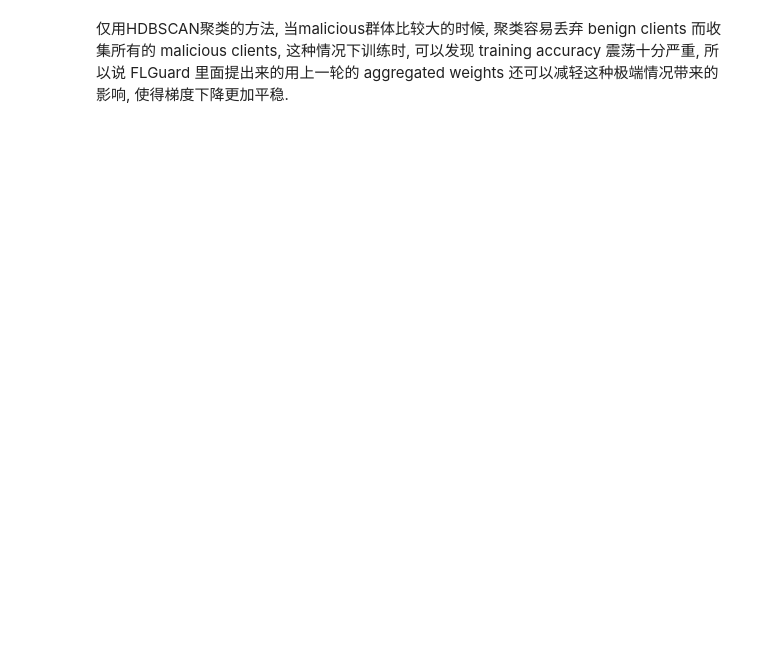
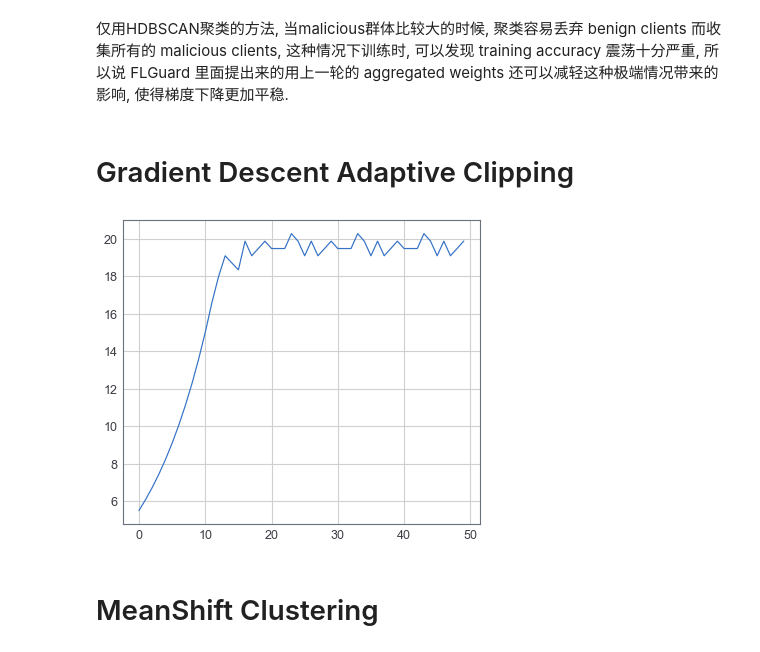
Before and after one commit to Timo9Madrid7/maliciousfl, a Jupyter notebook: myTest.ipynb, the cells around one changed output. Cells and saved outputs as stored; diff of their text form; code cells hidden in the pictures; blank space fills up the shorter version.

```diff
--- a/myTest.ipynb
+++ b/myTest.ipynb
@@ -89,2 +93,4 @@ plt.show()
 # %% [markdown]
 仅用HDBSCAN聚类的方法, 当malicious群体比较大的时候, 聚类容易丢弃 benign clients 而收集所有的 malicious clients, 这种情况下训练时, 可以发现 training accuracy 震荡十分严重, 所以说 FLGuard 里面提出来的用上一轮的 aggregated weights 还可以减轻这种极端情况带来的影响, 使得梯度下降更加平稳.
+# %% [markdown]
+# Gradient Descent Adaptive Clipping
@@ -90,0 +102,22 @@ plt.show()
+# %%
+X = np.random.normal(20, 3, size=(100,1))
+# %%
+def clipping_func(x:np.ndarray, C:np.ndarray, gamma=0.5, lr=0.2, batch_size=10, epoch=5):
+    C_record = []
+    for e in range(epoch):
+        for t in range(np.floor(len(x)/batch_size).astype(int)):
+            x_slice = x[t*10:t*10+10]
+            grad = np.sum(x_slice<=C)/len(x_slice) - gamma
+            C *= np.exp(-lr*grad)
+#             C -= -lr*grad
+            C_record.append(C)
+    return C, C_record
+# %%
+C, record_exp = clipping_func(X, 5)
+# %%
+plt.plot(np.arange(len(record_exp)), record_exp)
+plt.show()
+# %% [output]
+[figure, added]
+# %% [markdown]
+# MeanShift Clustering
```
Also changed, not shown: parts of 12 cells of this notebook.
